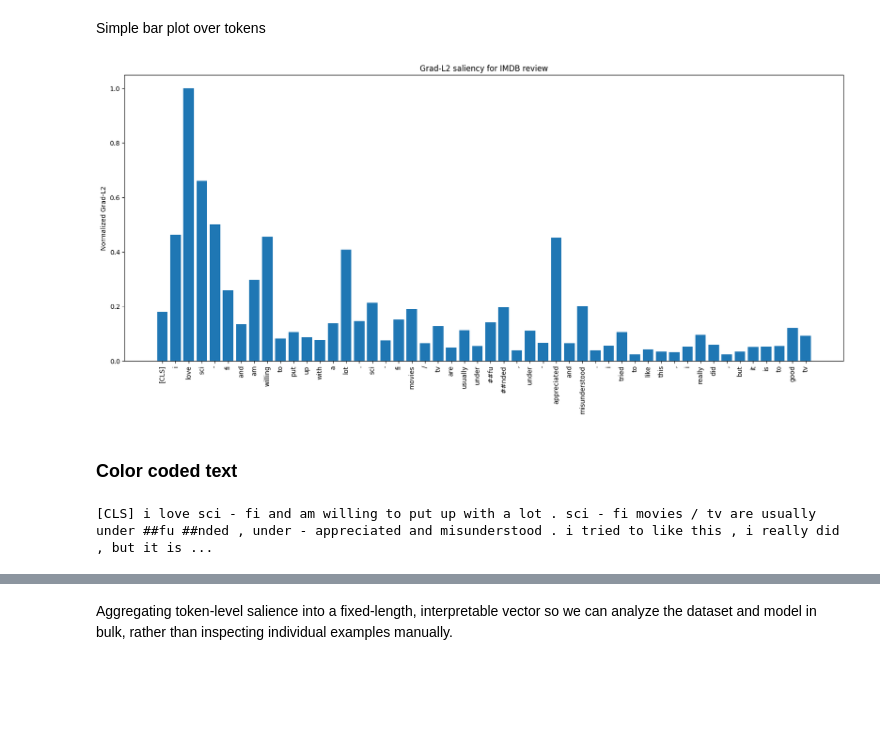
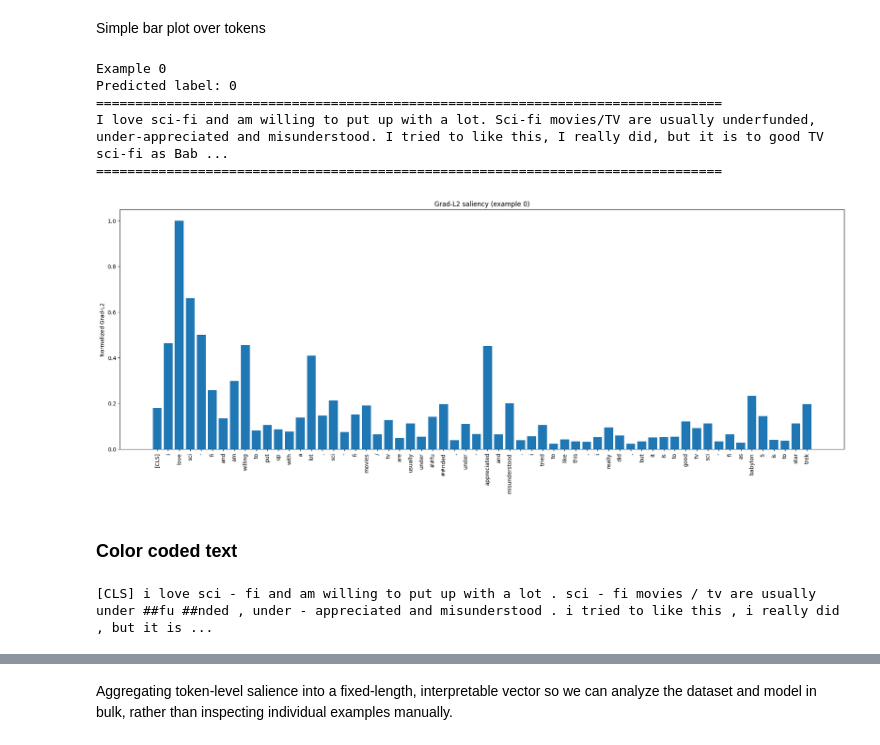
Before and after one commit to leusb/BT, a Jupyter notebook: Clustering.ipynb, the cells around one changed output, grey strips where cells are left out. Cells and saved outputs as stored; diff of their text form; code cells hidden in the pictures; blank space fills up the shorter version.

```diff
--- a/Clustering.ipynb
+++ b/Clustering.ipynb
@@ -122,28 +136,52 @@ tokens, sal, ids = grad_l2_saliency(text, model, tokenizer, device)
 # %% [markdown]
 Simple bar plot over tokens
 # %%
+import torch
 import matplotlib.pyplot as plt
 
-def plot_token_saliency(tokens, saliency, title=None, max_tokens=50):
-    # Optionally truncate long sequences for readability
+def plot_token_saliency(tokens, saliency, title=None, max_tokens=60):
     tokens = tokens[:max_tokens]
     saliency = saliency[:max_tokens]
-
-    # Normalize for nicer plotting (0..1)
-    sal_norm = saliency / (saliency.max() + 1e-12) # use 1e-12 to prevent zero division error
+    sal_norm = saliency / (saliency.max() + 1e-12)
 
     plt.figure(figsize=(0.4 * len(tokens), 8))
     plt.bar(range(len(tokens)), sal_norm)
     plt.xticks(range(len(tokens)), tokens, rotation=90)
     plt.ylabel("Normalized Grad-L2")
     if title is not None:
         plt.title(title)
     # plt.tight_layout()
     plt.show()
+
+
+def inspect_example(idx):
+    text = test_data[idx]["text"]
+    enc = tokenizer(text, return_tensors="pt", truncation=True, max_length=512).to(device)
+
+    with torch.no_grad():
+        logits = model(**enc).logits
+        pred = logits.argmax(-1).item()
+
+    tokens, sal, ids = grad_l2_saliency(text, model, tokenizer, device)
+
+    print(f"Example {idx}")
+    print(f"Predicted label: {pred}")
+    print("=" * 80)
+    print(text[:1000], "..." if len(text) > 1000 else "")
+    print("=" * 80)
+
+    plot_token_saliency(tokens, sal, title=f"Grad-L2 saliency (example {idx})")
+
+
+# try a few indices
+inspect_example(0)
+# %% [output]
+Example 0
+Predicted label: 0
+================================================================================
+I love sci-fi and am willing to put up with a lot. Sci-fi movies/TV are usually underfunded, under-appreciated and misunderstood. I tried to like this, I really did, but it is to good TV sci-fi as Bab ...
+================================================================================
+[figure, added]
-# %%
-plot_token_saliency(tokens, sal, title="Grad-L2 saliency for IMDB review")
-# %% [output]
-[figure, removed]
 # %% [markdown]
 ### Color coded text ###
 # %%
@@ -165,8 +204,11 @@ def html_colorize(tokens, saliency, max_tokens=200):
         )
     html = "<div style='font-family: monospace; line-height: 1.7;'>" + " ".join(html_tokens) + "</div>"
     display(HTML(html))
-# %%
-html_colorize(tokens, sal)
-# %% [output]
-[CLS] i love sci - fi and am willing to put up with a lot . sci - fi movies / tv are usually under ##fu ##nded , under - appreciated and misunderstood . i tried to like this , i really did , but it is ...
+# %%
+# Single IMDB review for testing
+text = test_data[0]["text"]
+tokens, sal, ids = grad_l2_saliency(text, model, tokenizer, device)
+html_colorize(tokens, sal)
+# %% [output]
+[CLS] i love sci - fi and am willing to put up with a lot . sci - fi movies / tv are usually under ##fu ##nded , under - appreciated and misunderstood . i tried to like this , i really did , but it is ...
 # %% [markdown]
```
Also changed, not shown: parts of 41 cells of this notebook.
